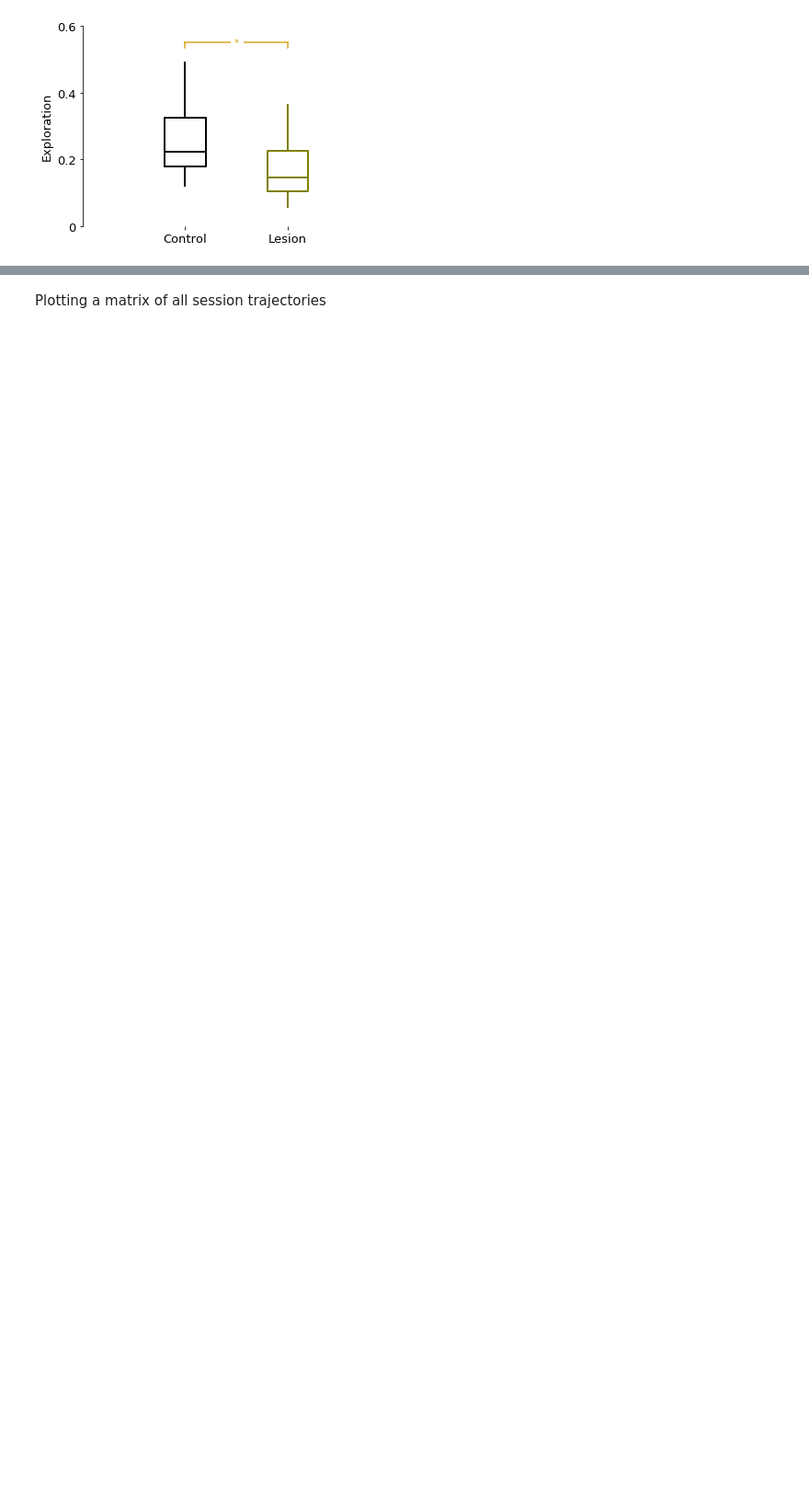
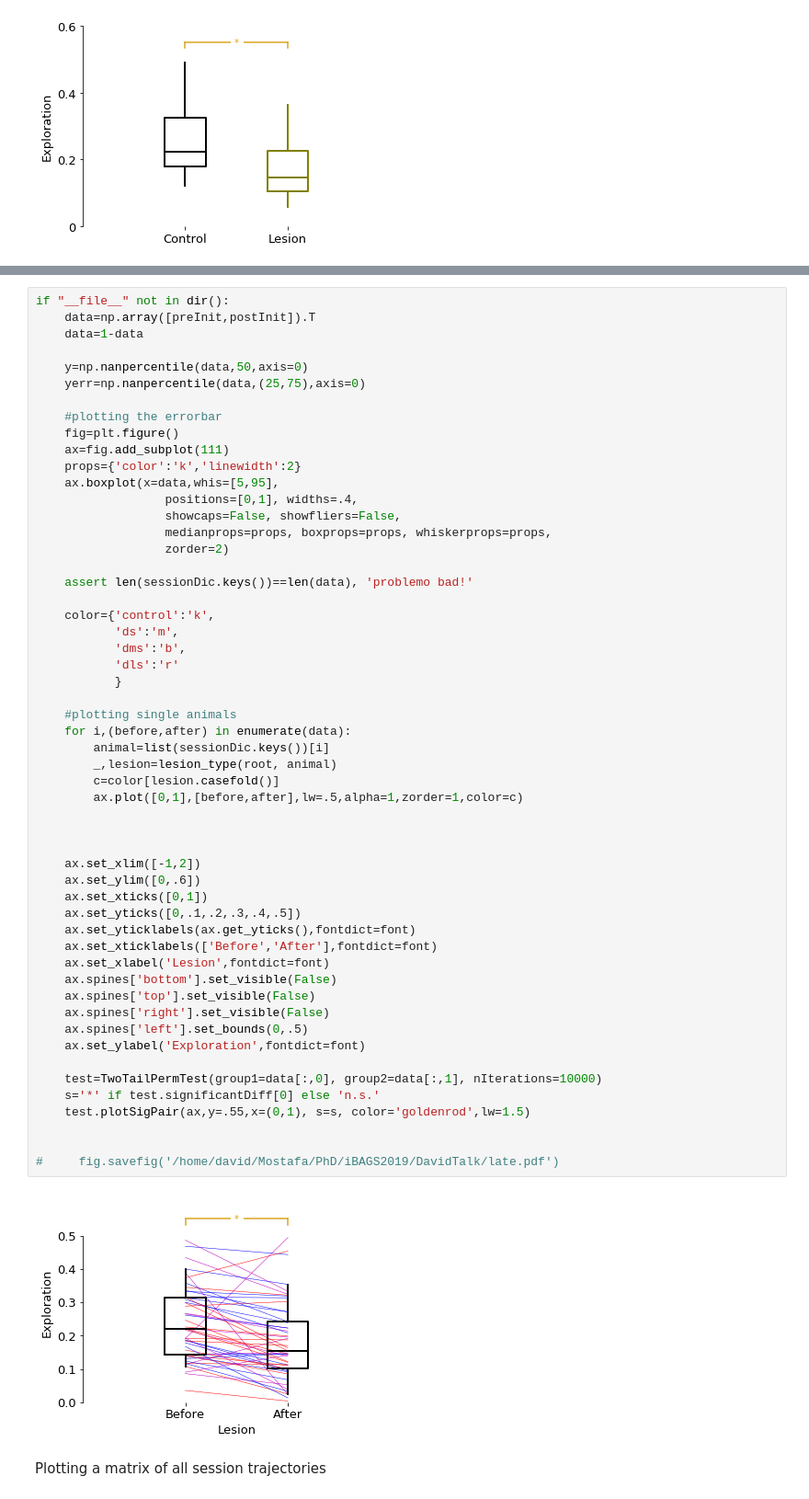
Before and after one commit to AtMostafa/2020-striatal-function, a Jupyter notebook: _experimental/_experimental_3.ipynb, the cells around one changed output, grey strips where cells are left out. Shown at 92% size. Drawn from its saved outputs; the diff is of its cells as text; blank space fills up the shorter version.

```diff
--- a/_experimental/_experimental_3.ipynb
+++ b/_experimental/_experimental_3.ipynb
@@ -440,3 +521,59 @@ WARNING:root:animal with excel problem: Rat332
+# %%
+if "__file__" not in dir():
+    data=np.array([preInit,postInit]).T
+    data=1-data
+
+    y=np.nanpercentile(data,50,axis=0)
+    yerr=np.nanpercentile(data,(25,75),axis=0)
+
+    #plotting the errorbar
+    fig=plt.figure()
+    ax=fig.add_subplot(111)
+    props={'color':'k','linewidth':2}
+    ax.boxplot(x=data,whis=[5,95],
+                  positions=[0,1], widths=.4,
+                  showcaps=False, showfliers=False,
+                  medianprops=props, boxprops=props, whiskerprops=props,
+                  zorder=2)
+
+    assert len(sessionDic.keys())==len(data), 'problemo bad!'
+
+    color={'control':'k',
+           'ds':'m',
+           'dms':'b',
+           'dls':'r'
+           }
+
+    #plotting single animals
+    for i,(before,after) in enumerate(data):
+        animal=list(sessionDic.keys())[i]
+        _,lesion=lesion_type(root, animal)
+        c=color[lesion.casefold()]
+        ax.plot([0,1],[before,after],lw=.5,alpha=1,zorder=1,color=c)
+
+
+
+    ax.set_xlim([-1,2])
+    ax.set_ylim([0,.6])
+    ax.set_xticks([0,1])
+    ax.set_yticks([0,.1,.2,.3,.4,.5])
+    ax.set_yticklabels(ax.get_yticks(),fontdict=font)
+    ax.set_xticklabels(['Before','After'],fontdict=font)
+    ax.set_xlabel('Lesion',fontdict=font)
+    ax.spines['bottom'].set_visible(False)
+    ax.spines['top'].set_visible(False)
+    ax.spines['right'].set_visible(False)
+    ax.spines['left'].set_bounds(0,.5)
+    ax.set_ylabel('Exploration',fontdict=font)
+
+    test=TwoTailPermTest(group1=data[:,0], group2=data[:,1], nIterations=10000)
+    s='*' if test.significantDiff[0] else 'n.s.'
+    test.plotSigPair(ax,y=.55,x=(0,1), s=s, color='goldenrod',lw=1.5)
+
+
+#     fig.savefig('/home/david/Mostafa/PhD/iBAGS2019/DavidTalk/late.pdf')
+# %% [output]
+[figure, added]
 # %% [markdown]
 Plotting a matrix of all session trajectories
 # %%
```
Also changed, not shown: parts of 4 cells of this notebook.
